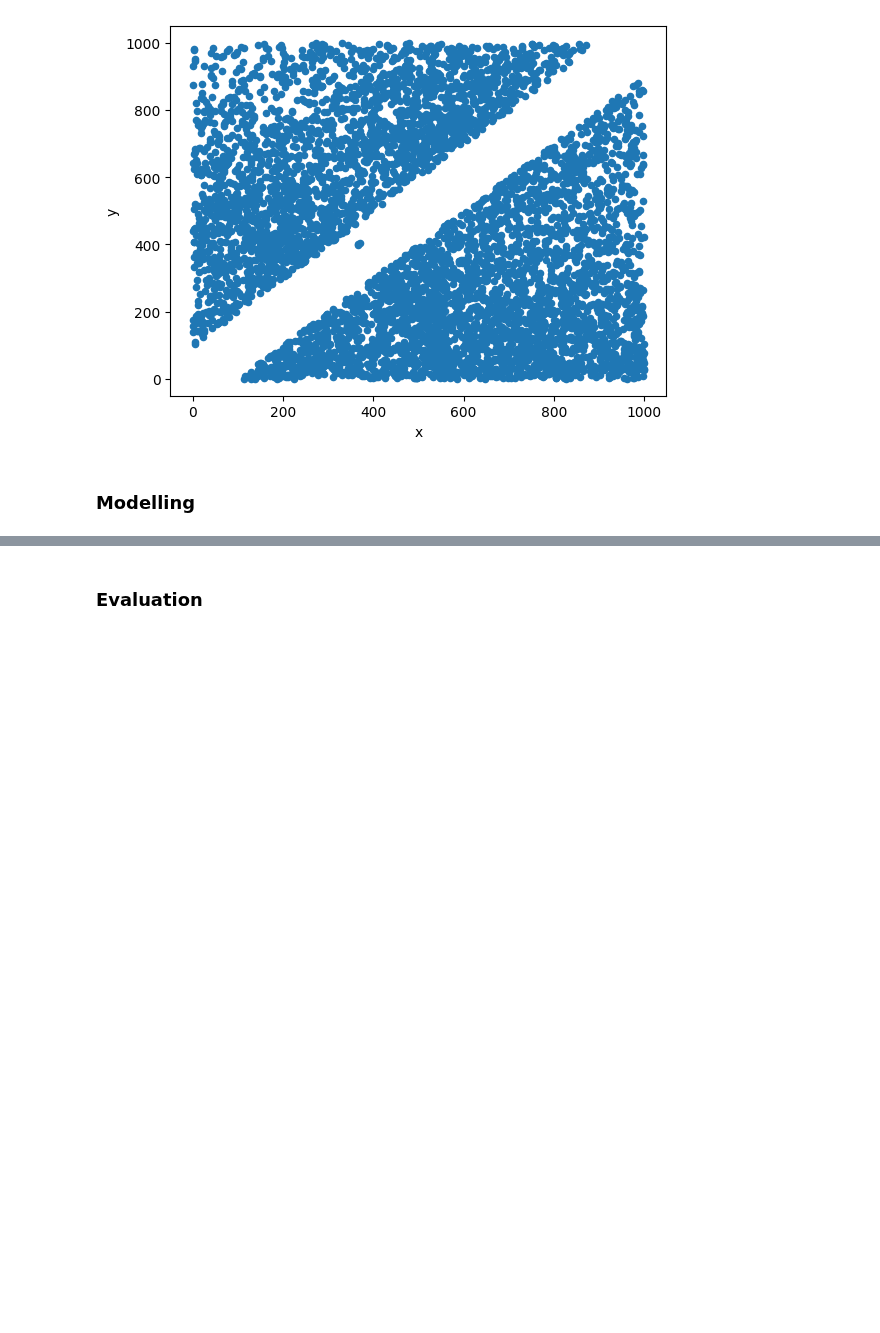
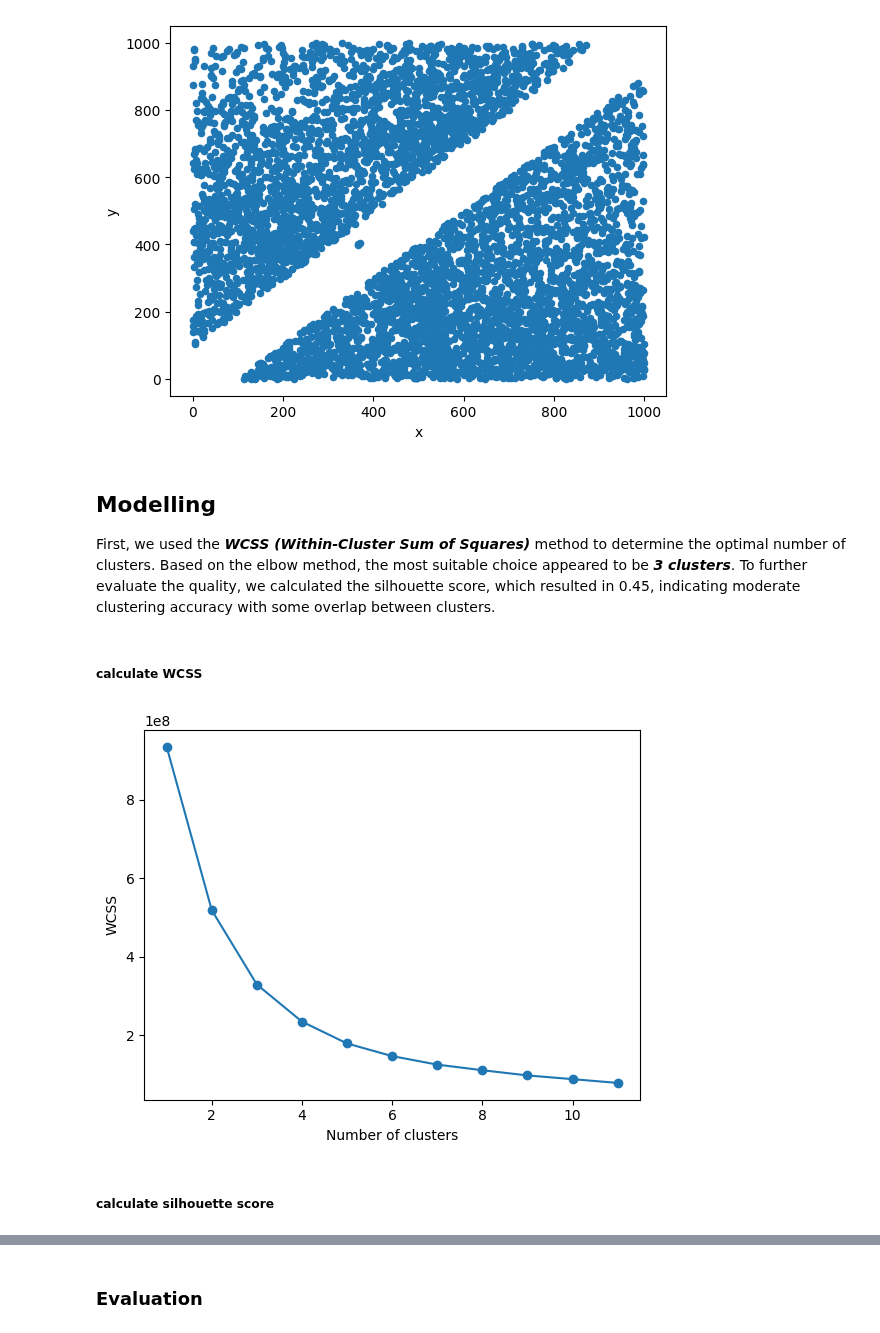
Before and after one commit to joojaa7/dataK-koneO, a Jupyter notebook: A05/A05_clustering.ipynb, the cells around one changed output, grey strips where cells are left out. Saved outputs shown, nothing was run; the diff lists cells and outputs as text; code cells hidden in the pictures; blank space fills up the shorter version.

```diff
--- a/A05/A05_clustering.ipynb
+++ b/A05/A05_clustering.ipynb
@@ -61,4 +62,23 @@ df.plot.scatter(x='x', y='y')
 <Axes: xlabel='x', ylabel='y'>
 [figure]
 # %% [markdown]
-### Modelling
+## Modelling
+First, we used the ***WCSS (Within-Cluster Sum of Squares)*** method to determine the optimal number of clusters. Based on the elbow method, the most suitable choice appeared to be ***3 clusters***. To further evaluate the quality, we calculated the silhouette score, which resulted in 0.45, indicating moderate clustering accuracy with some overlap between clusters.
+# %% [markdown]
+##### calculate WCSS
+# %%
+import matplotlib.pyplot as plt
+
+wcss = []
+for i in range(1,12):
+    model = KMeans(init='random', n_clusters=i, random_state=42).fit(df)
+    wcss.append(model.inertia_)
+
+plt.plot(range(1,12), wcss, 'o-')
+plt.xlabel('Number of clusters')
+plt.ylabel('WCSS')
+plt.show()
+# %% [output]
+[figure, added]
+# %% [markdown]
+##### calculate silhouette score
```
Also changed, not shown: parts of 10 cells of this notebook, 1 other file.
